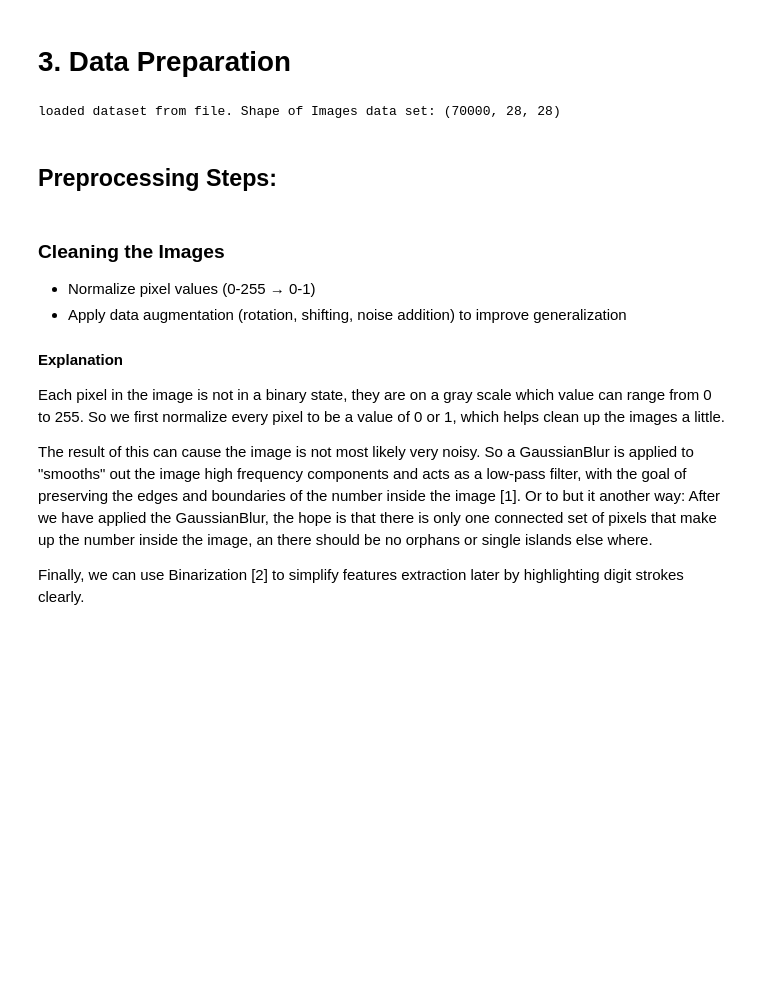
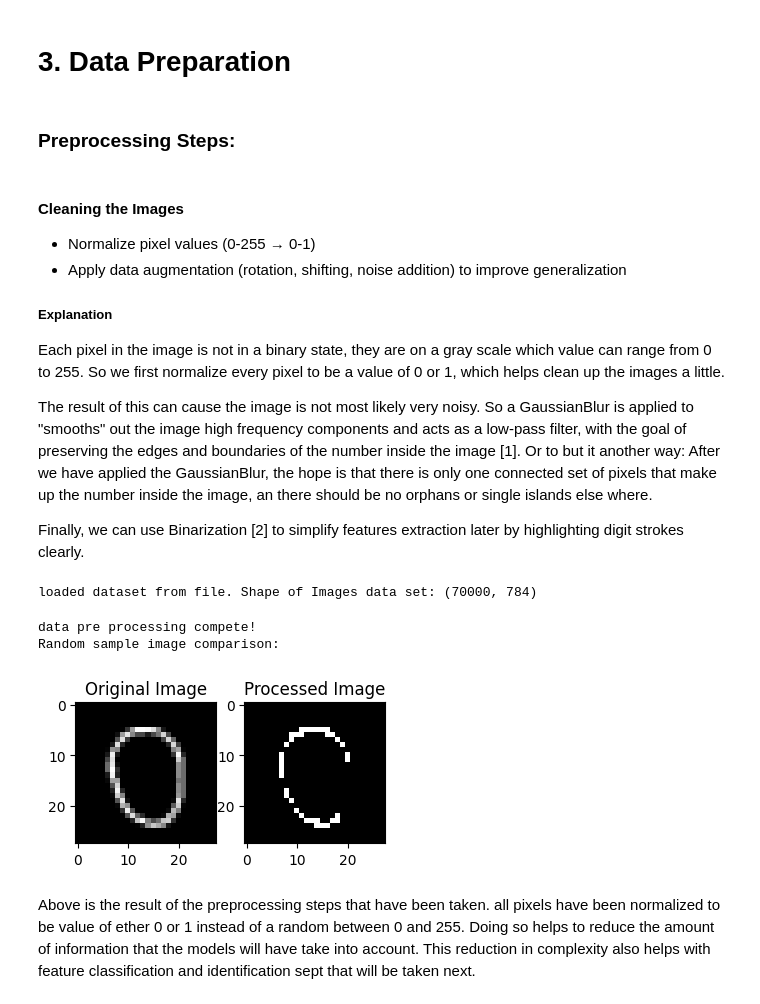
Before and after one commit to cm66Work/DataOps, a Jupyter notebook: Main.ipynb, the cells around one changed output. Drawn from its saved outputs; the diff is of its cells as text; code cells hidden in the pictures; blank space fills up the shorter version.

```diff
--- a/Main.ipynb
+++ b/Main.ipynb
@@ -15,27 +15,16 @@
 - Edge detection and texture information
 # %% [markdown]
 # 3. Data Preparation
-# %%
-import numpy as np
-dataArrays = np.load("Imports/mnist_combined.npz")
-
-dataImages = dataArrays['images']
-dataLables = dataArrays['labels']
-
-# we should have 70K images with an with and height of 28 pixels.
-print ("loaded dataset from file. Shape of Images data set:", dataImages.shape)
-# %% [output]
-loaded dataset from file. Shape of Images data set: (70000, 28, 28)
 # %% [markdown]
 
-## Preprocessing Steps:
+### Preprocessing Steps:
 # %% [markdown]
-### Cleaning the Images
+#### Cleaning the Images
 - Normalize pixel values (0-255 → 0-1)
 - Apply data augmentation (rotation, shifting, noise addition) to improve generalization
 
 
-#### Explanation
+##### Explanation
 Each pixel in the image is not in a binary state, they are on a gray scale which value can range from 0 to 255. So we first normalize every pixel to be a value of 0 or 1, which helps clean up the images a little.
 
 The result of this can cause the image is not most likely very noisy. So a GaussianBlur is applied to "smooths" out the image high frequency components and acts as a low-pass filter, with the goal of preserving the edges and boundaries of the number inside the image [1]. Or to but it another way: After we have applied the GaussianBlur, the hope is that there is only one connected set of pixels that make up the number inside the image, an there should be no orphans or single islands else where.
@@ -54 +33,41 @@ def Preprocess_image(img):
+# %%
+import numpy as np
+import matplotlib.pyplot as plt
+from tqdm import tqdm
+from Scripts.image_data_container import ImageData
+
+dataArrays = np.load("Imports/mnist_combined.npz")
+imageDataObject = ImageData(dataArrays)
+
+# select ransom image to sample and make sure everything is working.
+imageSampleIndex = np.random.randint(0,len(imageDataObject.dataImages))
+sampleImage = (imageDataObject.dataImages[imageSampleIndex].reshape(28,28)).copy()
+
+for i in tqdm(range(0,len(imageDataObject.dataImages))):
+    # this is taking the i entry from the data images and pre processing it.
+    # the thing to keep in mind is that this will go from an array that looks like
+    # this: (70000,784) to an array that looks like this (1,784), rule is to always append
+    # a 1 to the beginning.
+    image_original = imageDataObject.dataImages[i]
+    testImage = image_original
+    # reshape the return since it expects (1,784)
+    imageDataObject.dataImages[i] = imageDataObject.PreProcessImage(testImage).reshape(1,784)
+
+print ("data pre processing compete!")
+print ("Random sample image comparison:")
+plt.figure(figsize=(4,2))
+plt.subplot(1,2,1)
+plt.imshow(sampleImage, cmap='gray')
+plt.title("Original Image")
+plt.subplot(1,2,2)
+plt.imshow(imageDataObject.dataImages[imageSampleIndex].reshape(28,28), cmap='gray')
+plt.title("Processed Image")
+plt.show()
+# %% [output]
+loaded dataset from file. Shape of Images data set: (70000, 784)
+data pre processing compete!
+Random sample image comparison:
+[figure, added]
+# %% [markdown]
+Above is the result of the preprocessing steps that have been taken. all pixels have been normalized to be value of ether 0 or 1 instead of a random between 0 and 255. Doing so helps to reduce the amount of information that the models will have take into account. This reduction in complexity also helps with feature classification and identification sept that will be taken next.
 # %% [markdown]
```
Also changed, not shown: parts of 18 cells of this notebook, 1 other file.
